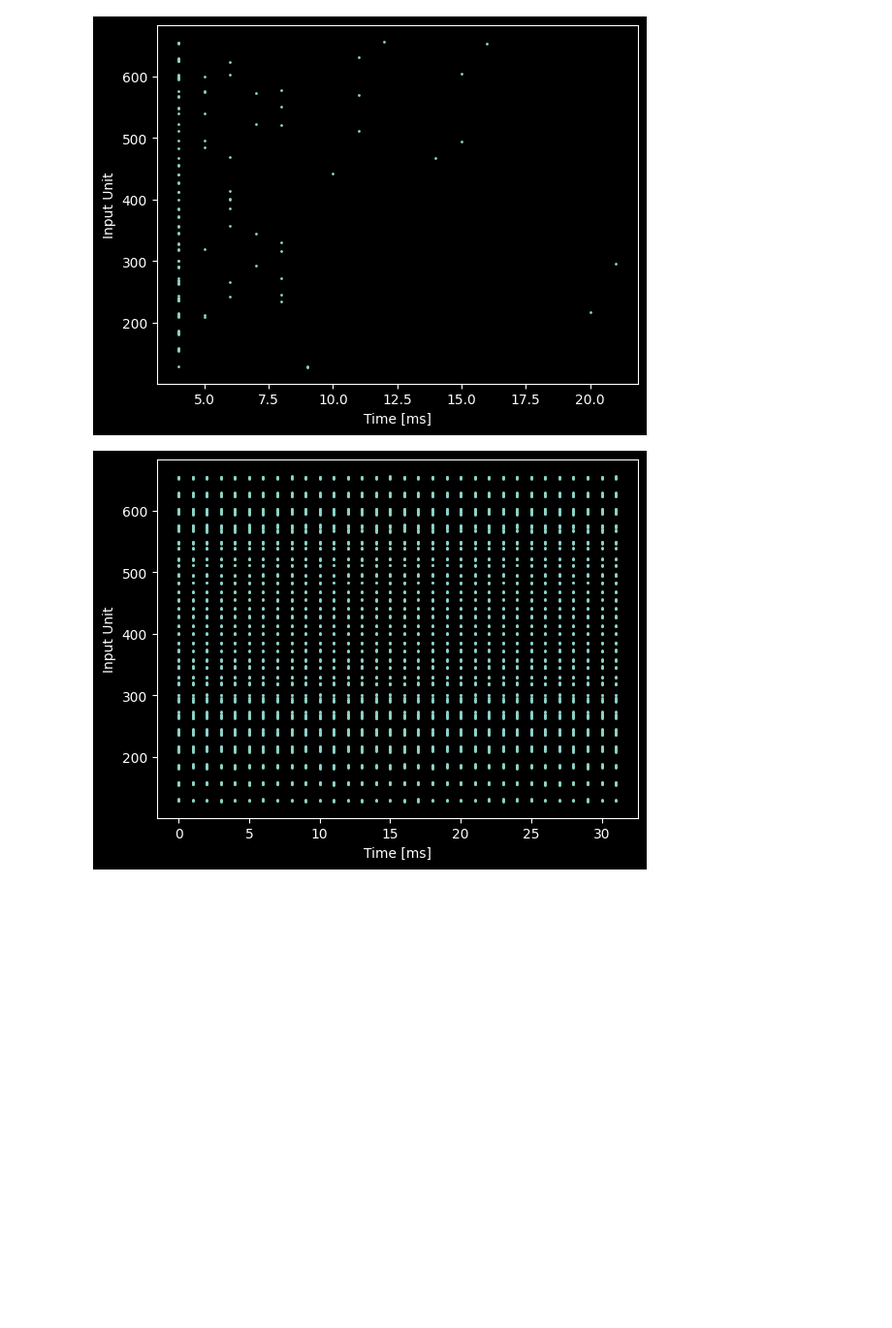
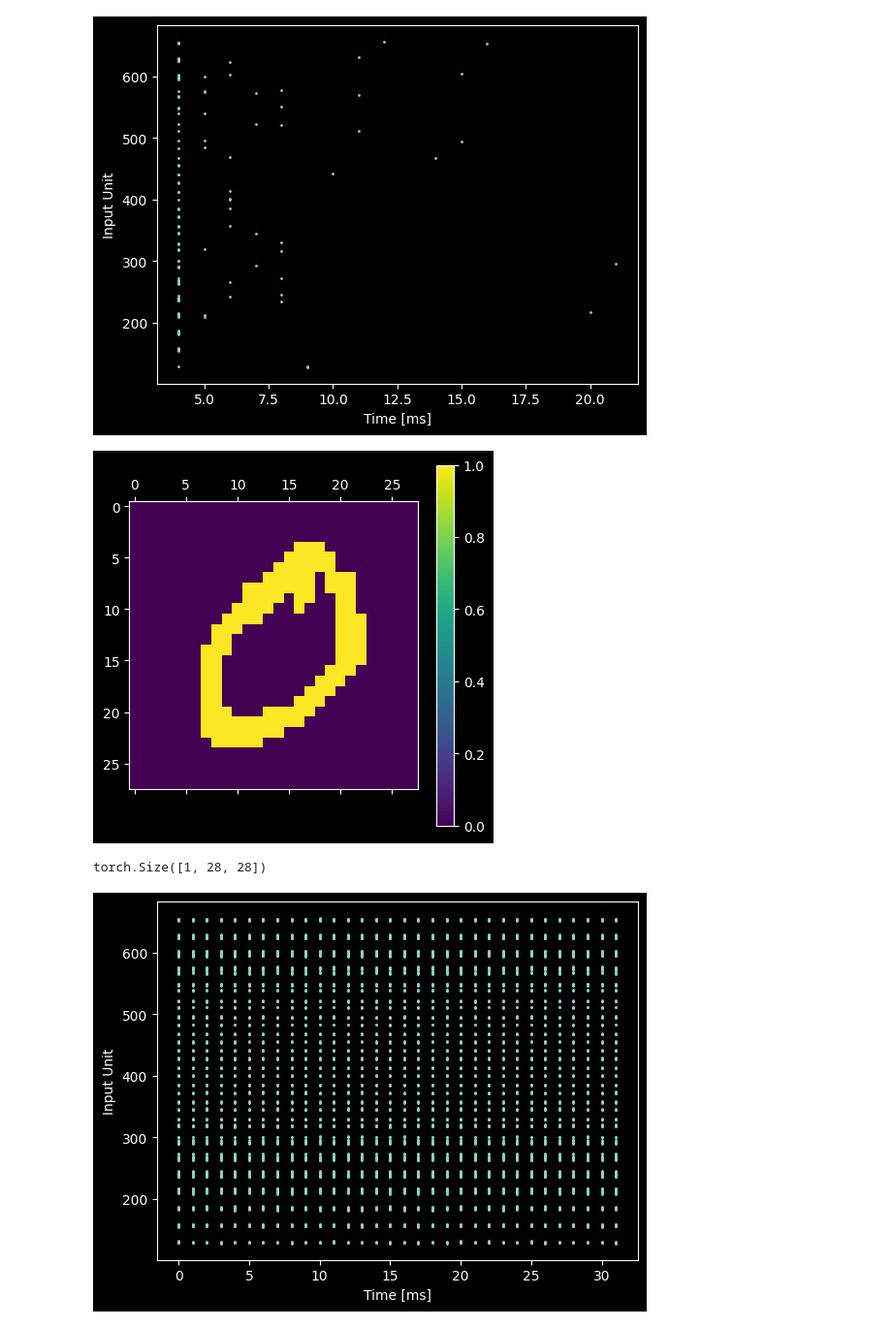
Before and after one commit to BorjaEst/spatial-navigation, a Jupyter notebook: notebooks/Encoders.ipynb, the cells around one changed output. Shown at 97% size. Drawn from its saved outputs; the diff is of its cells as text; code cells hidden in the pictures; blank space fills up the shorter version.

```diff
--- a/notebooks/Encoders.ipynb
+++ b/notebooks/Encoders.ipynb
@@ -63,6 +88,16 @@ plt.xlabel("Time [ms]")
 plt.show()
 # %% [output]
 [figure]
+# %%
+example_decoded = decoder(example_input)
+
+plt.matshow(example_decoded[0])
+plt.colorbar()
+plt.show()
+example_decoded.shape
+# %% [output]
+[figure, added]
+torch.Size([1, 28, 28])
 # %%
 from norse.torch.module.encode import PoissonEncoderStep
 
```
Also changed, not shown: parts of 7 cells of this notebook.
